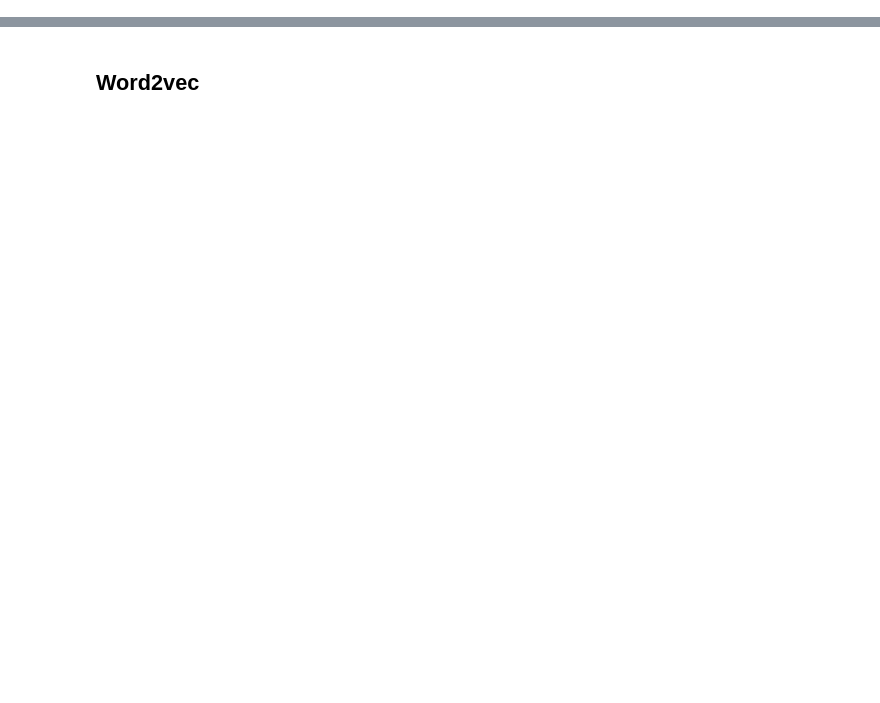
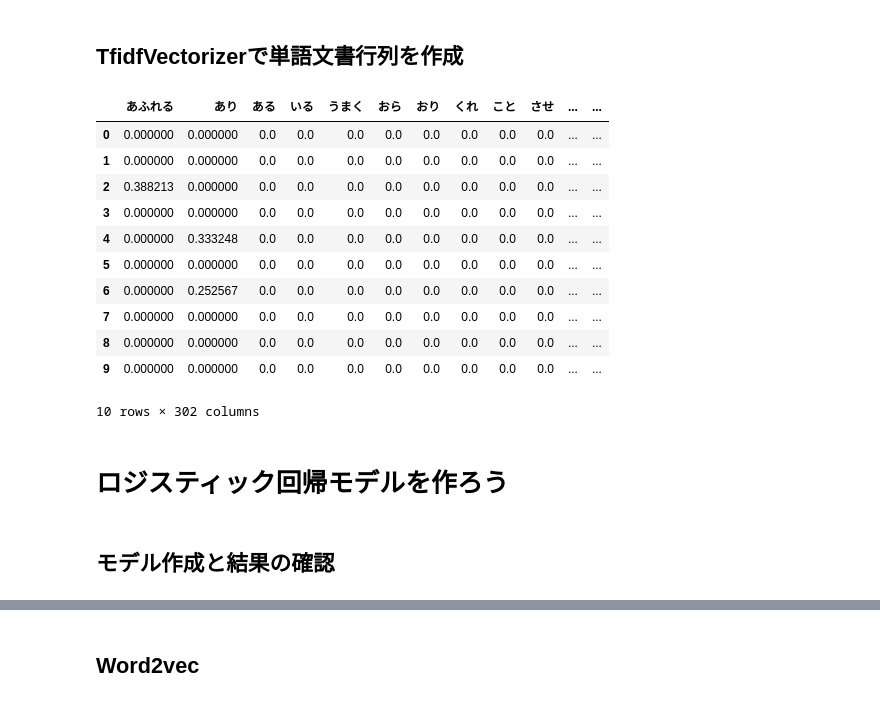
Before and after one commit to coraldx5/generativeai_intro_book, a Jupyter notebook: chap04_movie_review_classification.ipynb, the cells around one changed output, grey strips where cells are left out. Cells and saved outputs as stored; diff of their text form; code cells hidden in the pictures; blank space fills up the shorter version.

```diff
--- a/chap04_movie_review_classification.ipynb
+++ b/chap04_movie_review_classification.ipynb
@@ -161,0 +180,16 @@ show_lr_explaination(3)
+# %%
+# トークナイズ対象となる文章の定義
+test_text = '映画のｸﾗｲﾏｯｸｽで、泣かされました！'
+# TokenizerのみでAnalyzerを作成する
+tk_analyzer = Analyzer(char_filters=[
+                                    # char_filterを定義しない（空にしておく）
+                                    ],
+                       tokenizer=Tokenizer(),
+                       token_filters=[
+                                    # token_filterを定義しない（空にしておく）
+                                     ],
+                      )
+
+# トークナイズを実行して、各トークンの解析結果を出力する
+for token in tk_analyzer.analyze(test_text):
+    print(token)
@@ -161,0 +209,18 @@ show_lr_explaination(3)
+# %%
+# 複数のフィルタを定義した分析器（my_analyzer）を定義します
+my_analyzer = \
+Analyzer(char_filters=[
+                      UnicodeNormalizeCharFilter(),
+                      RegexReplaceCharFilter(r"[、。!]+", "")
+                      ],
+          tokenizer=Tokenizer(),
+          token_filters=[
+                        POSKeepFilter(["名詞","形容詞","動詞"]),
+                        SingleHiraganaFilter()
+                        ],
+        )
+
+# 文章をxとして受け取って解析結果を表層形（.surface）として返す関数（janome_analyzer）の定義
+# 表層形：文字列の中で使われているそのままの形。
+def janome_analyzer(x):
+    return [token.surface for token in my_analyzer.analyze(x)]
@@ -161,0 +333,29 @@ show_lr_explaination(3)
+# %% [markdown]
+## TfidfVectorizerで単語文書行列を作成
+# %%
+from sklearn.feature_extraction.text import TfidfVectorizer
+vectorizer = TfidfVectorizer(analyzer=janome_analyzer)
+X_train = vectorizer.fit_transform(train_sentence)
+X_test = vectorizer.transform(test_sentence)
+
+# 先ほどと同様、Trainの上から10件だけ可視化しています
+vector_array = X_train[:10].toarray()
+df = pd.DataFrame(data=vector_array,columns = vectorizer.get_feature_names_out())
+df
+# %% [output]
+|  | あふれる | あり | ある | いる | うまく | おら | おり | くれ | こと | させ | ... | ... |
+| 0 | 0.000000 | 0.000000 | 0.0 | 0.0 | 0.0 | 0.0 | 0.0 | 0.0 | 0.0 | 0.0 | ... | ... |
+| 1 | 0.000000 | 0.000000 | 0.0 | 0.0 | 0.0 | 0.0 | 0.0 | 0.0 | 0.0 | 0.0 | ... | ... |
+| 2 | 0.388213 | 0.000000 | 0.0 | 0.0 | 0.0 | 0.0 | 0.0 | 0.0 | 0.0 | 0.0 | ... | ... |
+| 3 | 0.000000 | 0.000000 | 0.0 | 0.0 | 0.0 | 0.0 | 0.0 | 0.0 | 0.0 | 0.0 | ... | ... |
+| 4 | 0.000000 | 0.333248 | 0.0 | 0.0 | 0.0 | 0.0 | 0.0 | 0.0 | 0.0 | 0.0 | ... | ... |
+| 5 | 0.000000 | 0.000000 | 0.0 | 0.0 | 0.0 | 0.0 | 0.0 | 0.0 | 0.0 | 0.0 | ... | ... |
+| 6 | 0.000000 | 0.252567 | 0.0 | 0.0 | 0.0 | 0.0 | 0.0 | 0.0 | 0.0 | 0.0 | ... | ... |
+| 7 | 0.000000 | 0.000000 | 0.0 | 0.0 | 0.0 | 0.0 | 0.0 | 0.0 | 0.0 | 0.0 | ... | ... |
+| 8 | 0.000000 | 0.000000 | 0.0 | 0.0 | 0.0 | 0.0 | 0.0 | 0.0 | 0.0 | 0.0 | ... | ... |
+| 9 | 0.000000 | 0.000000 | 0.0 | 0.0 | 0.0 | 0.0 | 0.0 | 0.0 | 0.0 | 0.0 | ... | ... |
+10 rows × 302 columns
+# %% [markdown]
+# ロジスティック回帰モデルを作ろう
+# %% [markdown]
+## モデル作成と結果の確認
```
Also changed, not shown: parts of 63 cells of this notebook.
